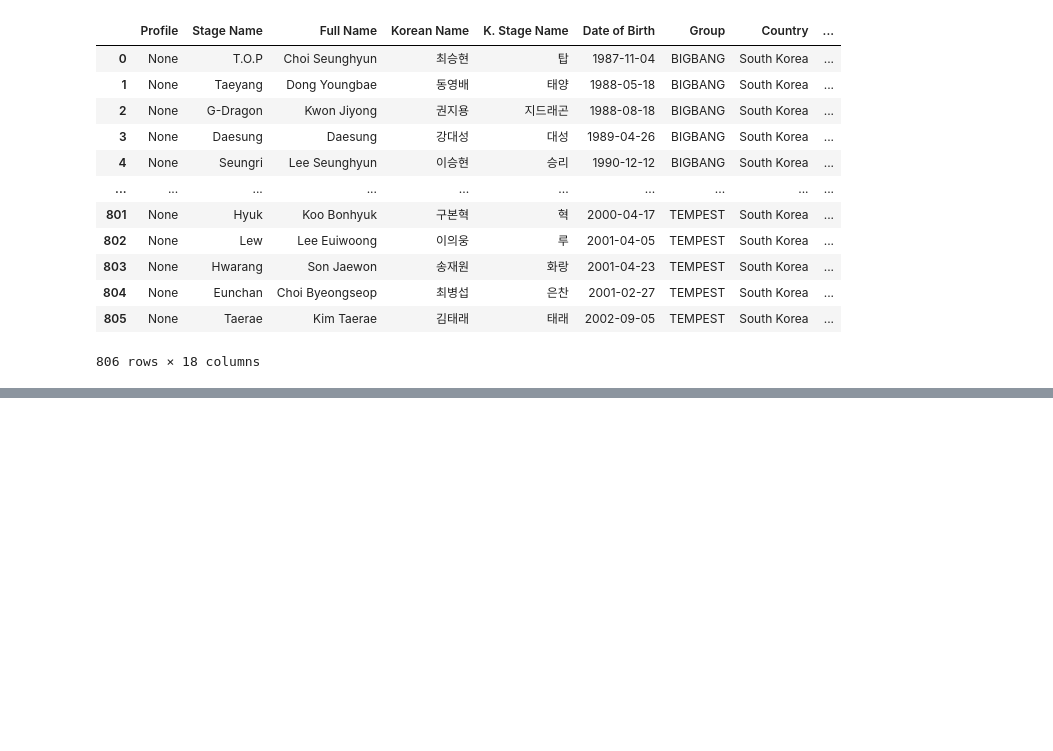
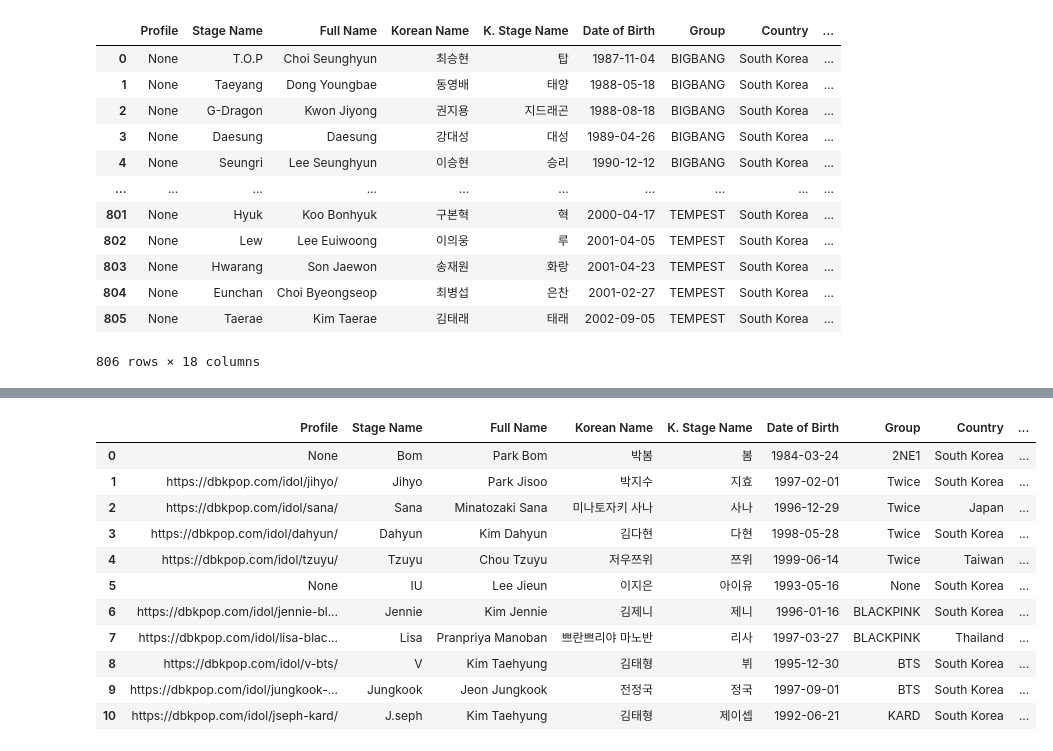
Before and after one commit to ranasahira/Assignment_Korean_Idols, a Jupyter notebook: Assignment_Data-Enrichment.ipynb, the cells around one changed output, grey strips where cells are left out. Saved outputs shown, nothing was run; the diff lists cells and outputs as text; code cells hidden in the pictures; blank space fills up the shorter version.

```diff
--- a/Assignment_Data-Enrichment.ipynb
+++ b/Assignment_Data-Enrichment.ipynb
@@ -90,0 +131,3 @@ df1
+# %%
+full_names= data.iloc[:,1].to_list()
+full_names
@@ -90,0 +145,16 @@ df1
+# %%
+data_finish=ikorean_idols[ikorean_idols['Full Name'].isin(full_names)].reset_index(drop=True)
+data_finish
+# %% [output]
+|  | Profile | Stage Name | Full Name | Korean Name | K. Stage Name | Date of Birth | Group | Country | ... |
+| 0 | None | Bom | Park Bom | 박봄 | 봄 | 1984-03-24 | 2NE1 | South Korea | ... |
+| 1 | https://dbkpop.com/idol/jihyo/ | Jihyo | Park Jisoo | 박지수 | 지효 | 1997-02-01 | Twice | South Korea | ... |
+| 2 | https://dbkpop.com/idol/sana/ | Sana | Minatozaki Sana | 미나토자키 사나 | 사나 | 1996-12-29 | Twice | Japan | ... |
+| 3 | https://dbkpop.com/idol/dahyun/ | Dahyun | Kim Dahyun | 김다현 | 다현 | 1998-05-28 | Twice | South Korea | ... |
+| 4 | https://dbkpop.com/idol/tzuyu/ | Tzuyu | Chou Tzuyu | 저우쯔위 | 쯔위 | 1999-06-14 | Twice | Taiwan | ... |
+| 5 | None | IU | Lee Jieun | 이지은 | 아이유 | 1993-05-16 | None | South Korea | ... |
+| 6 | https://dbkpop.com/idol/jennie-bl... | Jennie | Kim Jennie | 김제니 | 제니 | 1996-01-16 | BLACKPINK | South Korea | ... |
+| 7 | https://dbkpop.com/idol/lisa-blac... | Lisa | Pranpriya Manoban | 쁘란쁘리야 마노반 | 리사 | 1997-03-27 | BLACKPINK | Thailand | ... |
+| 8 | https://dbkpop.com/idol/v-bts/ | V | Kim Taehyung | 김태형 | 뷔 | 1995-12-30 | BTS | South Korea | ... |
+| 9 | https://dbkpop.com/idol/jungkook-... | Jungkook | Jeon Jungkook | 전정국 | 정국 | 1997-09-01 | BTS | South Korea | ... |
+| 10 | https://dbkpop.com/idol/jseph-kard/ | J.seph | Kim Taehyung | 김태형 | 제이셉 | 1992-06-21 | KARD | South Korea | ... |
```
Also changed, not shown: parts of 8 cells of this notebook, 1 other file.
